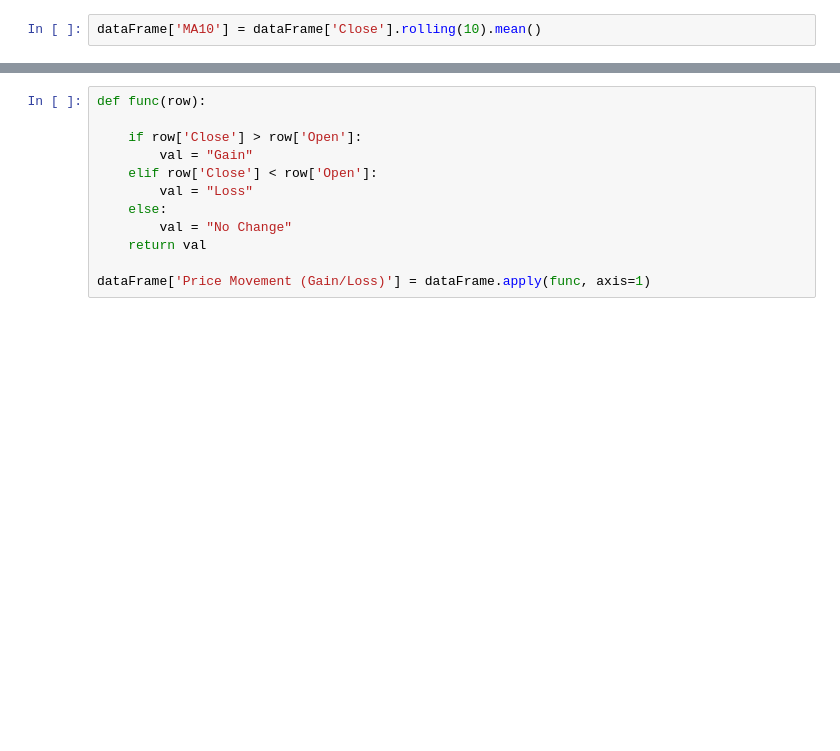
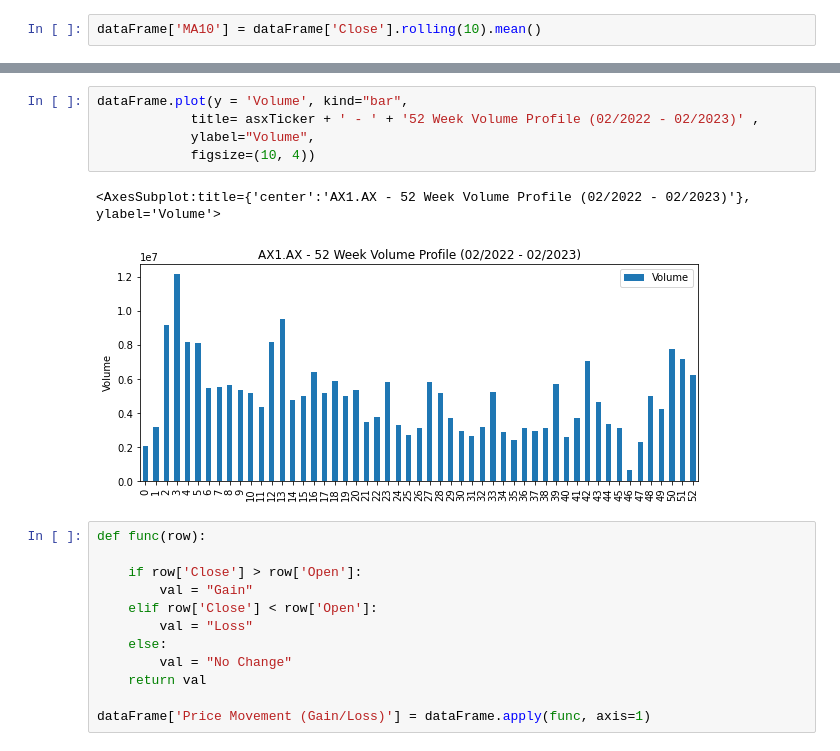
Before and after one commit to mjjohnson94/Discounted-Cash-Flow-Model-, a Jupyter notebook: AX1 - Technical Analysis .ipynb, the cells around one changed output, grey strips where cells are left out. Saved outputs shown, nothing was run; the diff lists cells and outputs as text; blank space fills up the shorter version.

```diff
--- a/AX1 - Technical Analysis .ipynb
+++ b/AX1 - Technical Analysis .ipynb
@@ -32,3 +33,11 @@ print("")
+# %%
+dataFrame.plot(y = 'Volume', kind="bar",
+            title= asxTicker + ' - ' + '52 Week Volume Profile (02/2022 - 02/2023)' ,
+            ylabel="Volume",
+            figsize=(10, 4))
+# %% [output]
+<AxesSubplot:title={'center':'AX1.AX - 52 Week Volume Profile (02/2022 - 02/2023)'}, ylabel='Volume'>
+[figure, added]
 # %%
 def func(row):
 
```
Also changed, not shown: parts of 1 cell of this notebook.
